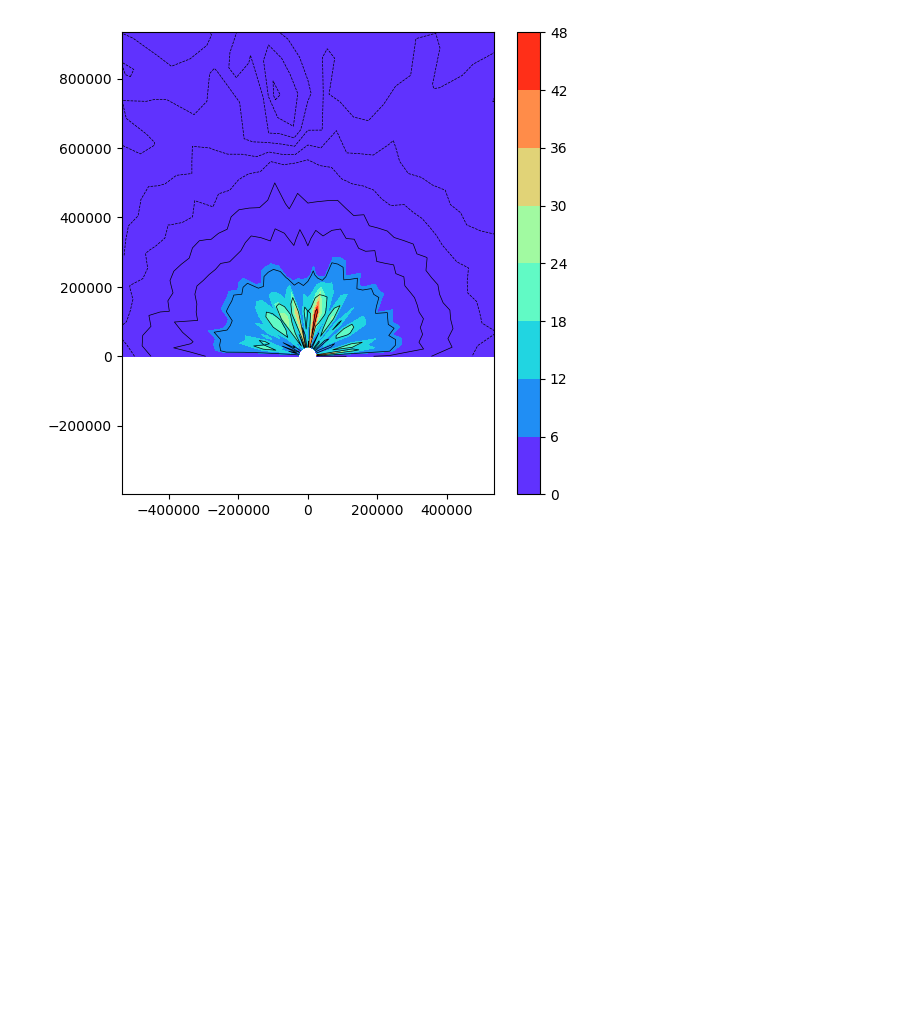
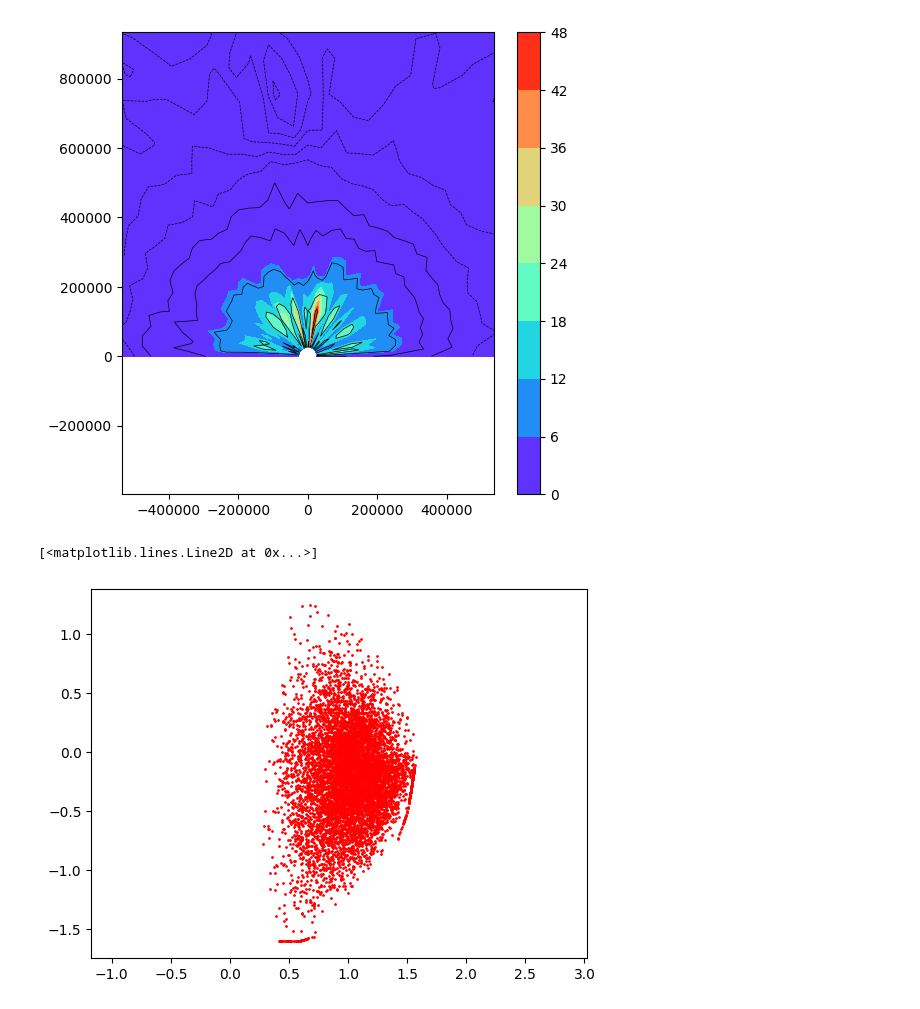
Before and after one commit to vandelij/aorsa_cql_mcgo_toolkit, a Jupyter notebook: mcgo_post_process_testing.ipynb, the cells around one changed output. Cells and saved outputs as stored; diff of their text form; code cells hidden in the pictures; blank space fills up the shorter version.

```diff
--- a/mcgo_post_process_testing.ipynb
+++ b/mcgo_post_process_testing.ipynb
@@ -92,3 +96,25 @@ fig.colorbar(cf)
 # %% [output]
 <matplotlib.colorbar.Colorbar at 0x...>
 [figure]
+# %%
+# TESTING OUT PARTICLE LISTS
+rend= mcgo_nc.variables['rend'] #[m] R-coord at t=tend
+zend= mcgo_nc.variables['zend'] #[m] Z-coord at t=tend
+rend=np.asarray(rend)
+zend=np.asarray(zend)
+vparend= mcgo_nc.variables['vparend'] #[m/s] Vpar at t=tend
+vperend= mcgo_nc.variables['vperend'] #[m/s] Vper at t=tend
+vparend=np.asarray(vparend)
+vperend=np.asarray(vperend)
+ivparini= mcgo_nc.variables['ivparini'] #sign of Vpar at t=0
+ivparini=np.asarray(ivparini) # +1 or -1
+# %%
+dot_size = 2
+plt.axis('equal')
+kp=np.where(ivparini>0) # RED:  Vpar>0 at t=0
+kn=np.where(ivparini<0) # BLUE: Vpar<0 at t=0
+plt.plot(rend[kp],zend[kp],'r.',markersize=dot_size)  #Large arrays; consider stride
+plt.plot(rend[kn],zend[kn],'b.',markersize=dot_size)  #Large arrays; consider stride
+# %% [output]
+[<matplotlib.lines.Line2D at 0x...>]
+[figure, added]
```
Also changed, not shown: parts of 3 cells of this notebook, 1 other file.
